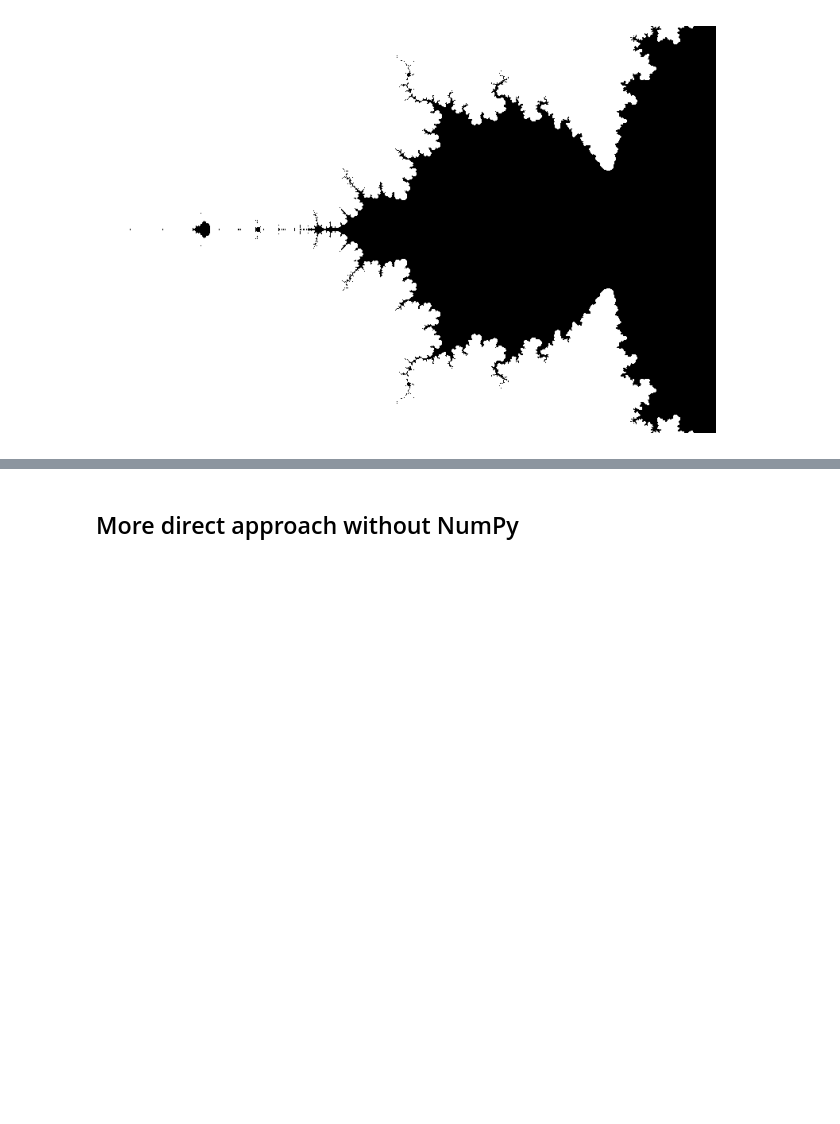
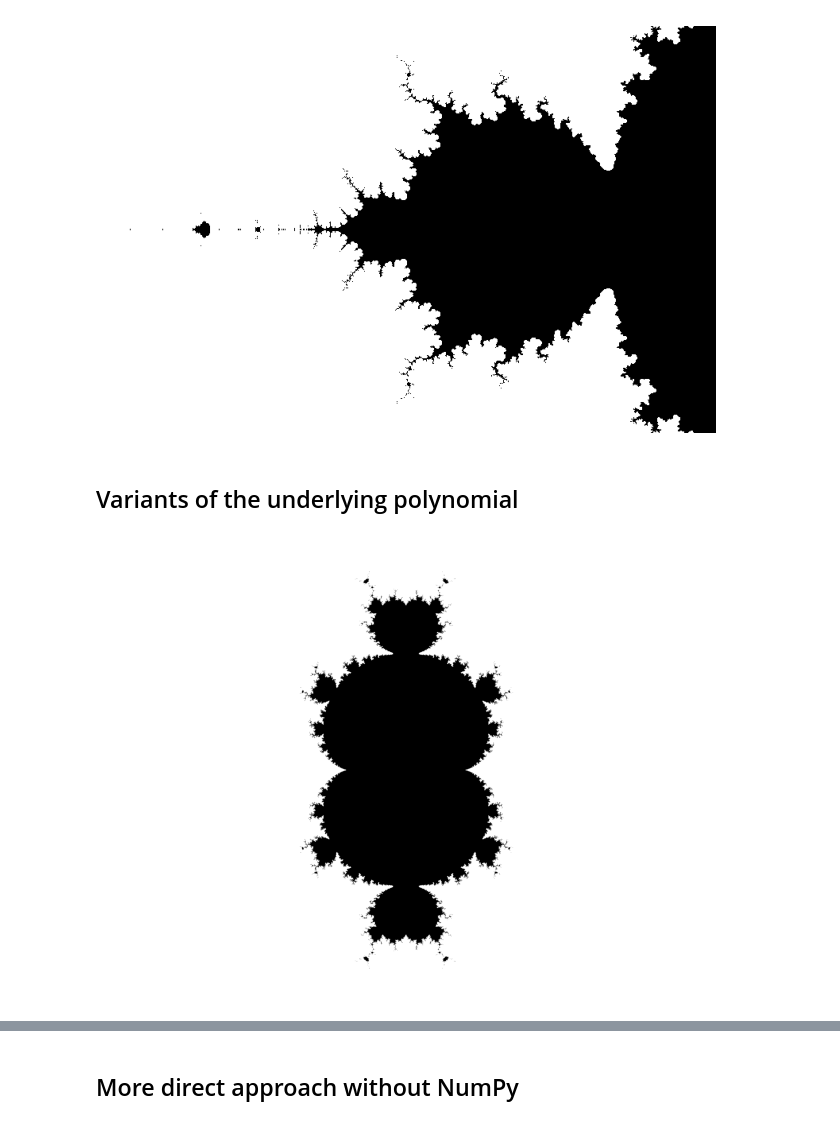
Before and after one commit to MathmoBen/Fractals, a Jupyter notebook: Fractals1.ipynb, the cells around one changed output, grey strips where cells are left out. Drawn from its saved outputs; the diff is of its cells as text; code cells hidden in the pictures; blank space fills up the shorter version.

Commit message:
Add files via upload
More interesting polynomials

```diff
--- a/Fractals1.ipynb
+++ b/Fractals1.ipynb
@@ -140,3 +138,23 @@ image.show()
 #Similar but using the internal functionality of pillow
 
 Image.effect_mandelbrot((1024, 1024), (-3, -2.5, 2, 2.5), 200).show()
+# %% [markdown]
+## Variants of the underlying polynomial
+# %%
+#The same as the earlier is_stable function but with the underlying polynomial changed from z**2 + c changed to
+#something else
+
+def is_stable(c, num_iterations):
+    z = 0
+    for _ in range(num_iterations):
+        z = z ** 3 + c
+    return abs(z) <= 2
+# %%
+c = complex_matrix(-2, 1.5, -1.5, 1.5, pixel_density=512)
+plt.imshow(is_stable(c, num_iterations=20), cmap="binary")
+plt.gca().set_aspect("equal")
+plt.axis("off")
+plt.tight_layout()
+plt.show()
+# %% [output]
+[figure, added]
```
Also changed, not shown: parts of 7 cells of this notebook.
